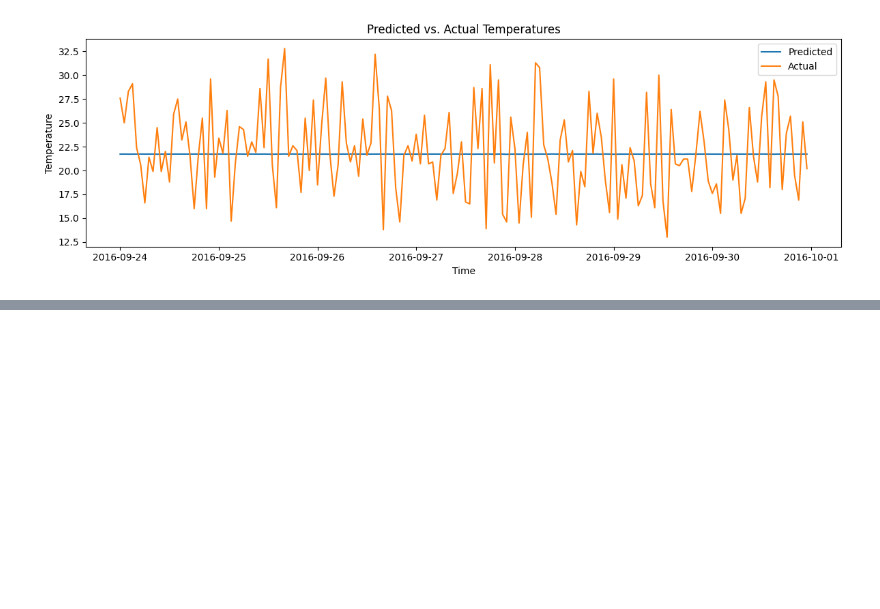
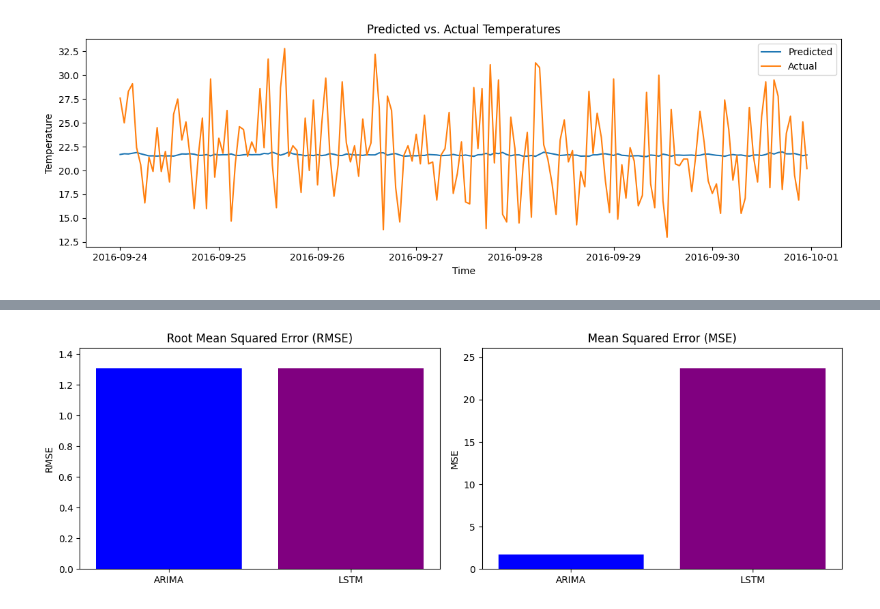
Before and after one commit to Mapua-Data-Science/module-3-exam-sudeste-group-6, a Jupyter notebook: src/notebook.ipynb, the cells around one changed output, grey strips where cells are left out. Saved outputs shown, nothing was run; the diff lists cells and outputs as text; code cells hidden in the pictures; blank space fills up the shorter version.

```diff
--- a/src/notebook.ipynb
+++ b/src/notebook.ipynb
@@ -499,3 +653,3 @@ Model: "sequential_5"
 # %%
-history = model.fit(train_X, train_y, epochs=20, batch_size=16, validation_split=0.2, verbose=2)
+history = model.fit(train_X, train_y, epochs=50, callbacks=[lr_callback, early_stopping], validation_data=(test_X, test_y), validation_split=0.2, verbose=2)
 # %% [output]
@@ -550,0 +678,9 @@ plt.show()
+# %%
+# y_true values
+test_y_copy = np.repeat(test_y.reshape(-1,1), test_X.shape[-1], axis=-1)
+true_temp = scaler.inverse_transform(test_y_copy)[:,0]
+
+# Predicted values
+prediction = model.predict(test_X)
+prediction_copies = np.repeat(prediction, 1, axis=-1)
+predicted_temp = scaler.inverse_transform(prediction_copies)[:,0]
@@ -550,0 +696,10 @@ plt.show()
+# %%
+test_y_dl = test_y.reshape(-1, 1)
+true_y_dl = scaler.inverse_transform(test_y_dl)
+# %%
+true_y_dl = true_y_dl.reshape(-1)
+mse_dl = mean_squared_error(true_y_dl, predicted_temp)
+rmse_dl = np.sqrt(mse)
+
+print("Mean Squared Error:", mse_dl)
+print("Root Mean Squared Error:", rmse_dl)
@@ -615,0 +734,26 @@ plt.show()
+# %%
+# Bar plot
+models = ['ARIMA', 'LSTM']
+rmse_values = [rmse, rmse_dl]
+mse_values = [mse, mse_dl]
+
+plt.figure(figsize=(12, 4))
+
+# Plot RMSE
+plt.subplot(1, 2, 1)
+plt.bar(models, rmse_values, color=['blue', 'purple'])
+plt.title('Root Mean Squared Error (RMSE)')
+plt.ylabel('RMSE')
+plt.ylim(0, max(rmse_values) * 1.1)
+
+# Plot MSE
+plt.subplot(1, 2, 2)
+plt.bar(models, mse_values, color=['blue', 'purple'])
+plt.title('Mean Squared Error (MSE)')
+plt.ylabel('MSE')
+plt.ylim(0, max(mse_values) * 1.1)
+
+plt.tight_layout()
+plt.show()
+# %% [output]
+[figure, added]
```
Also changed, not shown: parts of 54 cells of this notebook.
